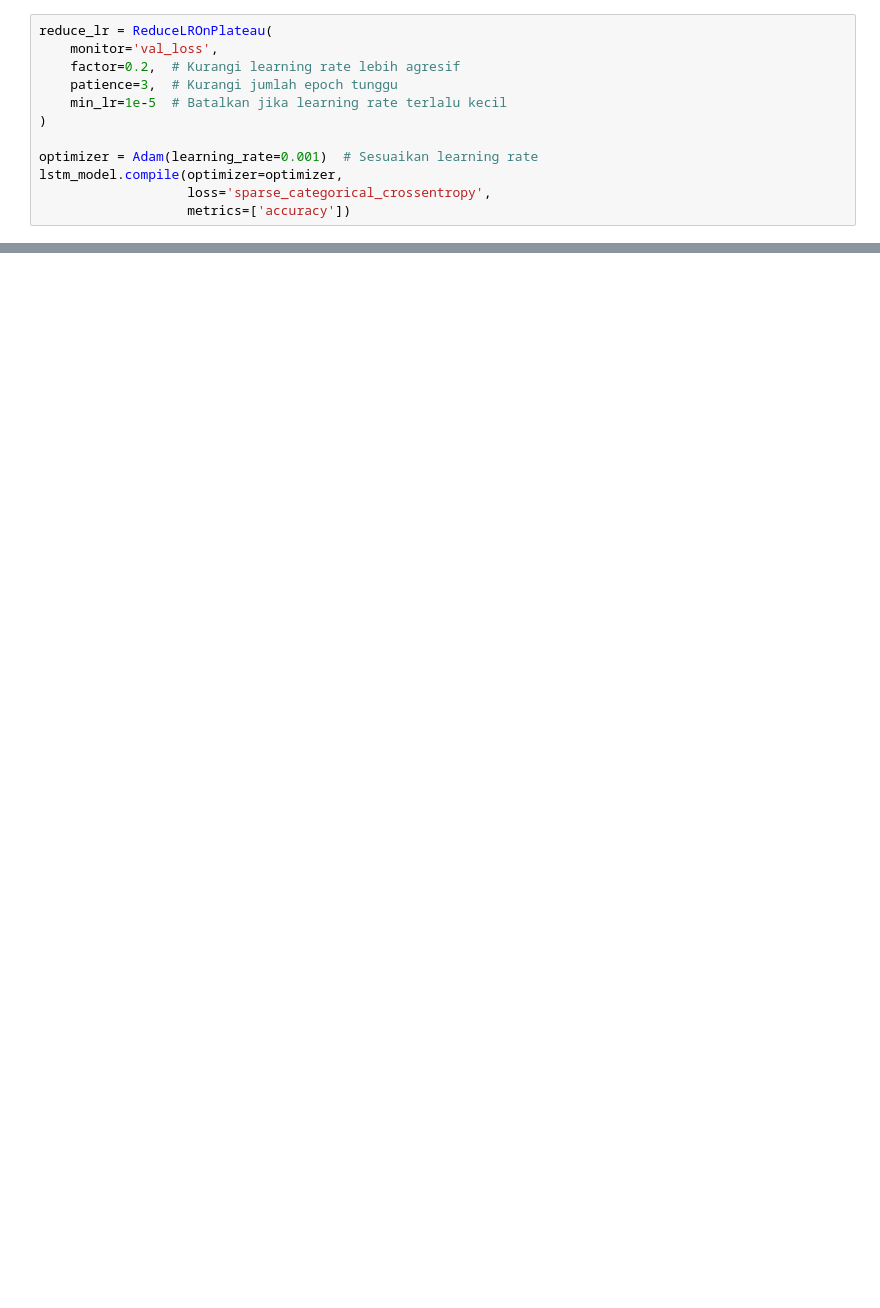
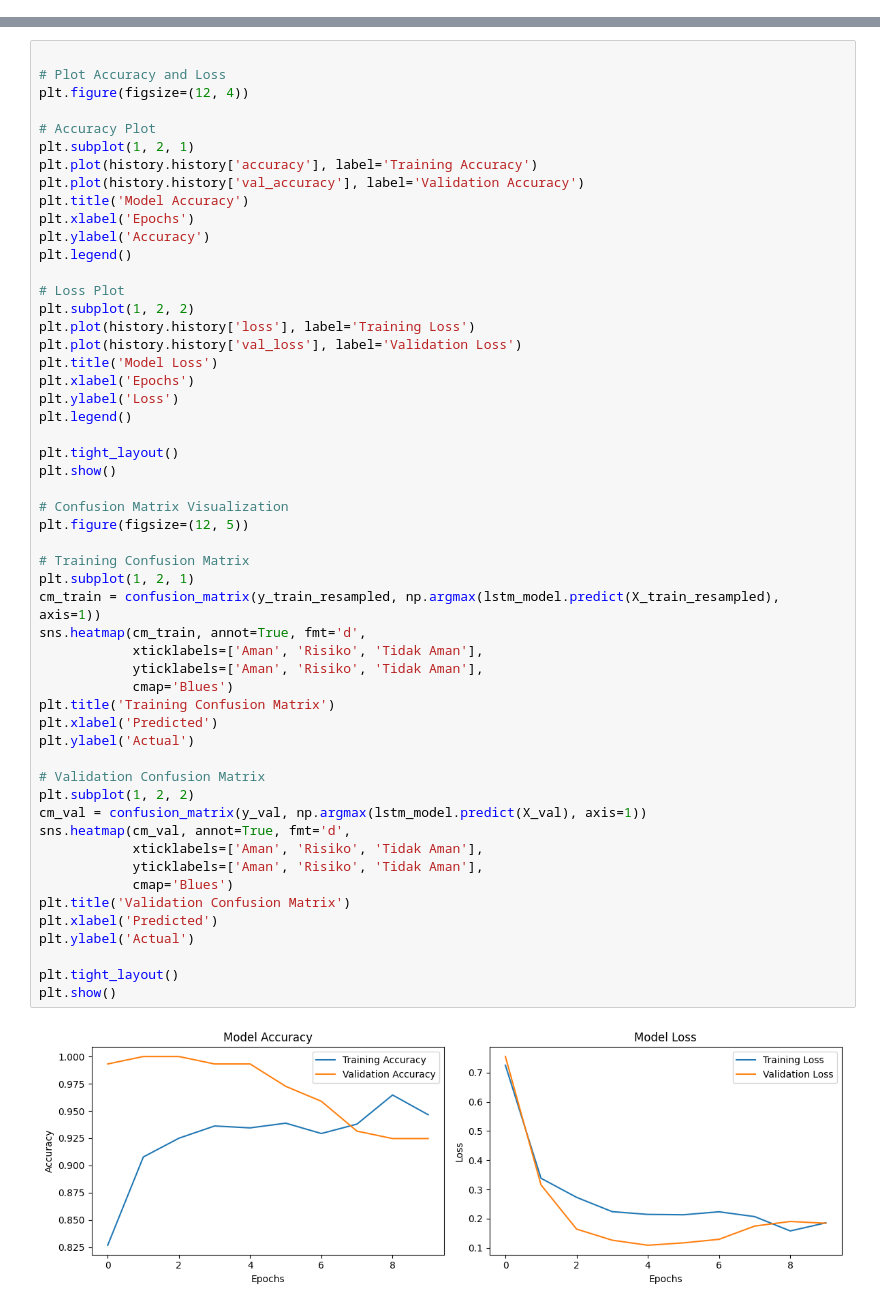
Before and after one commit to sevinadewi/Project-Capstone-Bangkit-Melaut, a Jupyter notebook: Machine Learning/Classification_model.ipynb, the cells around one changed output, grey strips where cells are left out. Saved outputs shown, nothing was run; the diff lists cells and outputs as text; blank space fills up the shorter version.

```diff
--- a/Machine Learning/Classification_model.ipynb
+++ b/Machine Learning/Classification_model.ipynb
@@ -253,12 +213,0 @@ Epoch 30/30
-# %%
-reduce_lr = ReduceLROnPlateau(
-    monitor='val_loss',
-    factor=0.2,  # Kurangi learning rate lebih agresif
-    patience=3,  # Kurangi jumlah epoch tunggu
-    min_lr=1e-5  # Batalkan jika learning rate terlalu kecil
-)
-
-optimizer = Adam(learning_rate=0.001)  # Sesuaikan learning rate
-lstm_model.compile(optimizer=optimizer,
-                   loss='sparse_categorical_crossentropy',
-                   metrics=['accuracy'])
@@ -427,0 +266,55 @@ Class 0: 35.62%
+# %%
+
+# Plot Accuracy and Loss
+plt.figure(figsize=(12, 4))
+
+# Accuracy Plot
+plt.subplot(1, 2, 1)
+plt.plot(history.history['accuracy'], label='Training Accuracy')
+plt.plot(history.history['val_accuracy'], label='Validation Accuracy')
+plt.title('Model Accuracy')
+plt.xlabel('Epochs')
+plt.ylabel('Accuracy')
+plt.legend()
+
+# Loss Plot
+plt.subplot(1, 2, 2)
+plt.plot(history.history['loss'], label='Training Loss')
+plt.plot(history.history['val_loss'], label='Validation Loss')
+plt.title('Model Loss')
+plt.xlabel('Epochs')
+plt.ylabel('Loss')
+plt.legend()
+
+plt.tight_layout()
+plt.show()
+
+# Confusion Matrix Visualization
+plt.figure(figsize=(12, 5))
+
+# Training Confusion Matrix
+plt.subplot(1, 2, 1)
+cm_train = confusion_matrix(y_train_resampled, np.argmax(lstm_model.predict(X_train_resampled), axis=1))
+sns.heatmap(cm_train, annot=True, fmt='d',
+            xticklabels=['Aman', 'Risiko', 'Tidak Aman'],
+            yticklabels=['Aman', 'Risiko', 'Tidak Aman'],
+            cmap='Blues')
+plt.title('Training Confusion Matrix')
+plt.xlabel('Predicted')
+plt.ylabel('Actual')
+
+# Validation Confusion Matrix
+plt.subplot(1, 2, 2)
+cm_val = confusion_matrix(y_val, np.argmax(lstm_model.predict(X_val), axis=1))
+sns.heatmap(cm_val, annot=True, fmt='d',
+            xticklabels=['Aman', 'Risiko', 'Tidak Aman'],
+            yticklabels=['Aman', 'Risiko', 'Tidak Aman'],
+            cmap='Blues')
+plt.title('Validation Confusion Matrix')
+plt.xlabel('Predicted')
+plt.ylabel('Actual')
+
+plt.tight_layout()
+plt.show()
+# %% [output]
+[figure, added]
```
Also changed, not shown: parts of 15 cells of this notebook, 2 other files.
